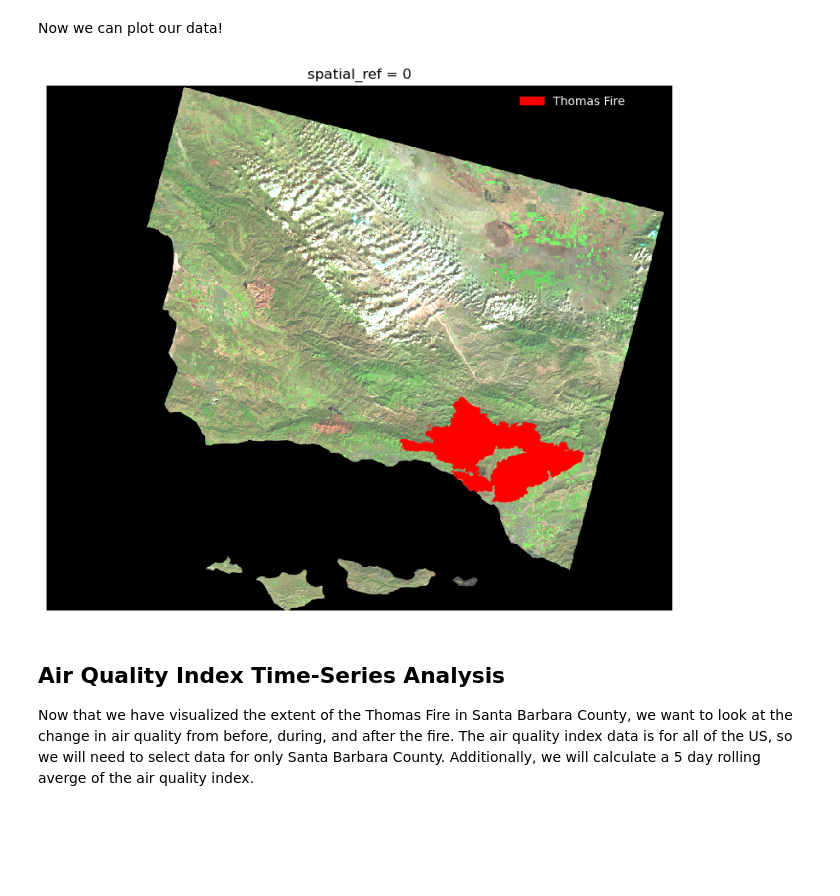
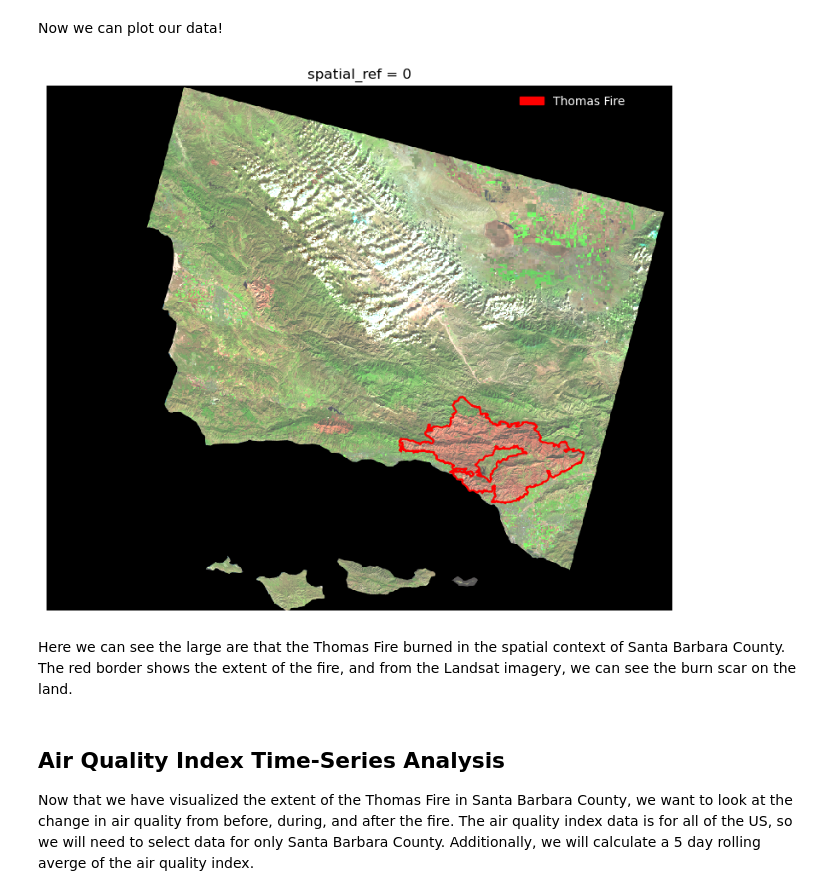
Before and after one commit to shmuir/california-fire-AQI, a Jupyter notebook: ca_fires_aqi.ipynb, the cells around one changed output. Saved outputs shown, nothing was run; the diff lists cells and outputs as text; code cells hidden in the pictures; blank space fills up the shorter version.

Commit message:
update fire map

```diff
--- a/ca_fires_aqi.ipynb
+++ b/ca_fires_aqi.ipynb
@@ -148,19 +148,21 @@ Now we can plot our data!
 # %%
 fig, ax = plt.subplots(figsize=(12,8)) # initialize plot
 
 ax.axis("off") # remove axis
 
 landsat[['swir22', 'nir08', 'red']].to_array().plot.imshow(robust=True, ax= ax)
 
-thomas_fire_border.plot(ax=ax, color = 'red') # plot thomas fire ontop of landsat image
+thomas_fire_border.plot(ax=ax, fc = 'none', edgecolor = "red", linewidth = 1.5) # plot thomas fire ontop of landsat image
 fires_patch = mpatches.Patch(color='red', # change color to red
                           label='Thomas Fire') # update label
 
 ax.legend(handles = [fires_patch], frameon=False, loc = (0.75, 0.95), labelcolor = 'white') # add legend and update text color
 
 plt.show()
 # %% [output]
-[figure, old version]
+[figure, new version]
+# %% [markdown]
+Here we can see the large are that the Thomas Fire burned in the spatial context of Santa Barbara County. The red border shows the extent of the fire, and from the Landsat imagery, we can see the burn scar on the land.
 # %% [markdown]
 ## Air Quality Index Time-Series Analysis
 
```
Also changed, not shown: parts of 4 cells of this notebook.
